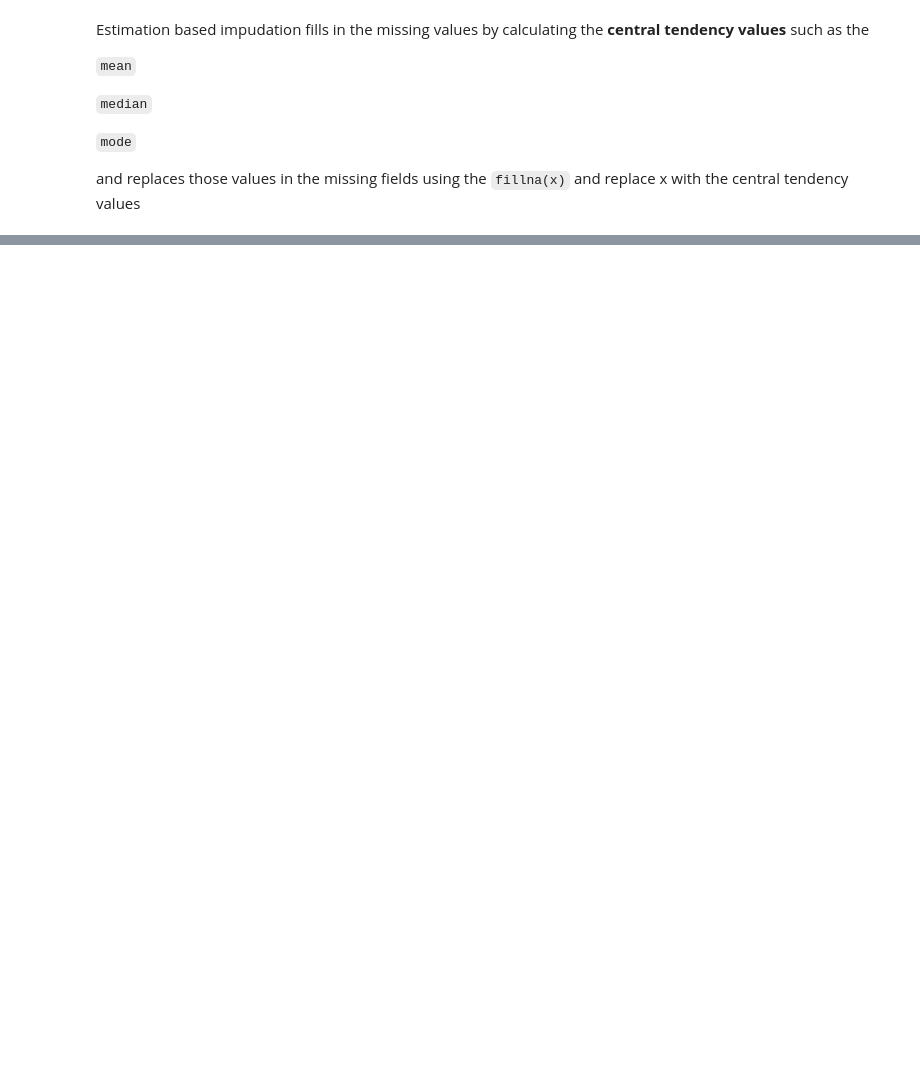
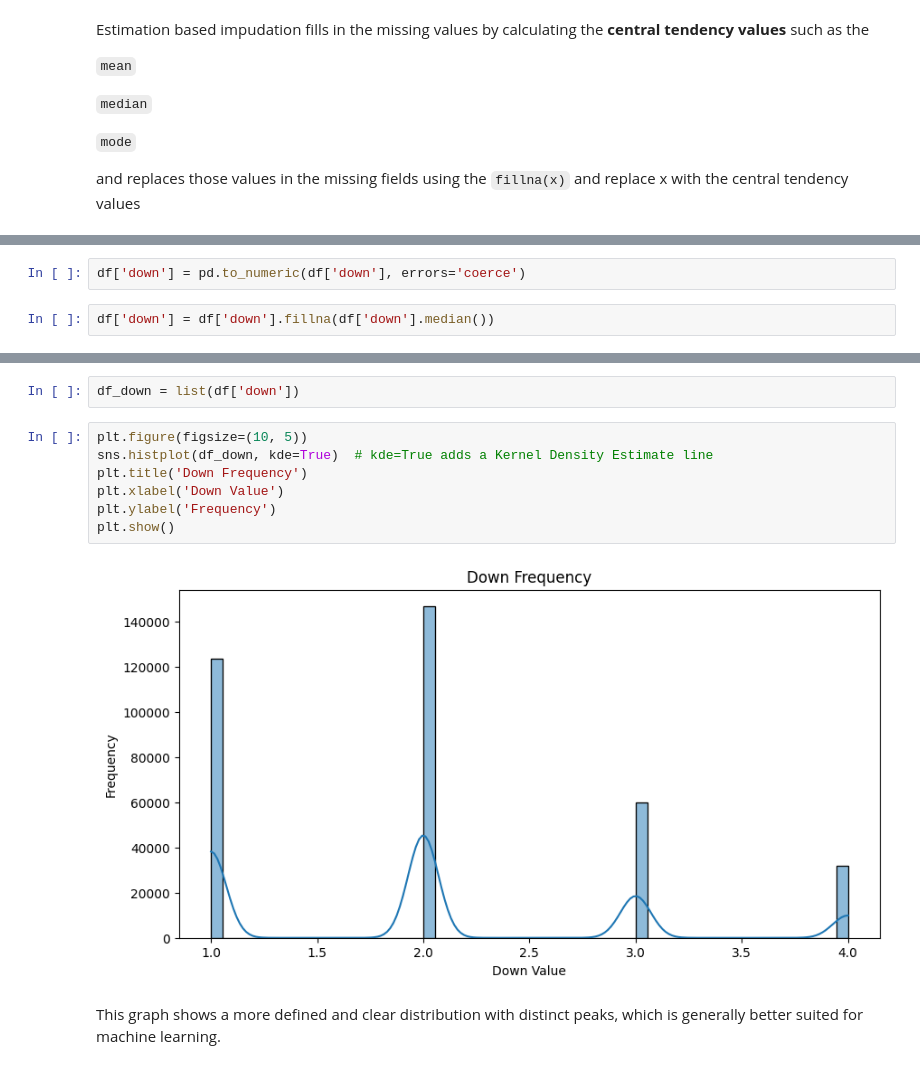
Before and after one commit to Nayan-Chimariya/LearningDataAnalysis, a Jupyter notebook: HandlingMissingData.ipynb, the cells around one changed output, grey strips where cells are left out. Cells and saved outputs as stored; diff of their text form; blank space fills up the shorter version.

```diff
--- a/HandlingMissingData.ipynb
+++ b/HandlingMissingData.ipynb
@@ -227,0 +294,4 @@ and replaces those values in the missing fields using the `fillna(x)` and replac
+# %%
+df['down'] = pd.to_numeric(df['down'], errors='coerce')
+# %%
+df['down'] = df['down'].fillna(df['down'].median())
@@ -227,0 +302,13 @@ and replaces those values in the missing fields using the `fillna(x)` and replac
+# %%
+df_down = list(df['down'])
+# %%
+plt.figure(figsize=(10, 5))
+sns.histplot(df_down, kde=True)  # kde=True adds a Kernel Density Estimate line
+plt.title('Down Frequency')
+plt.xlabel('Down Value')
+plt.ylabel('Frequency')
+plt.show()
+# %% [output]
+[figure, added]
+# %% [markdown]
+This graph shows a more defined and clear distribution with distinct peaks, which is generally better suited for machine learning.
```
Also changed, not shown: parts of 52 cells of this notebook.
